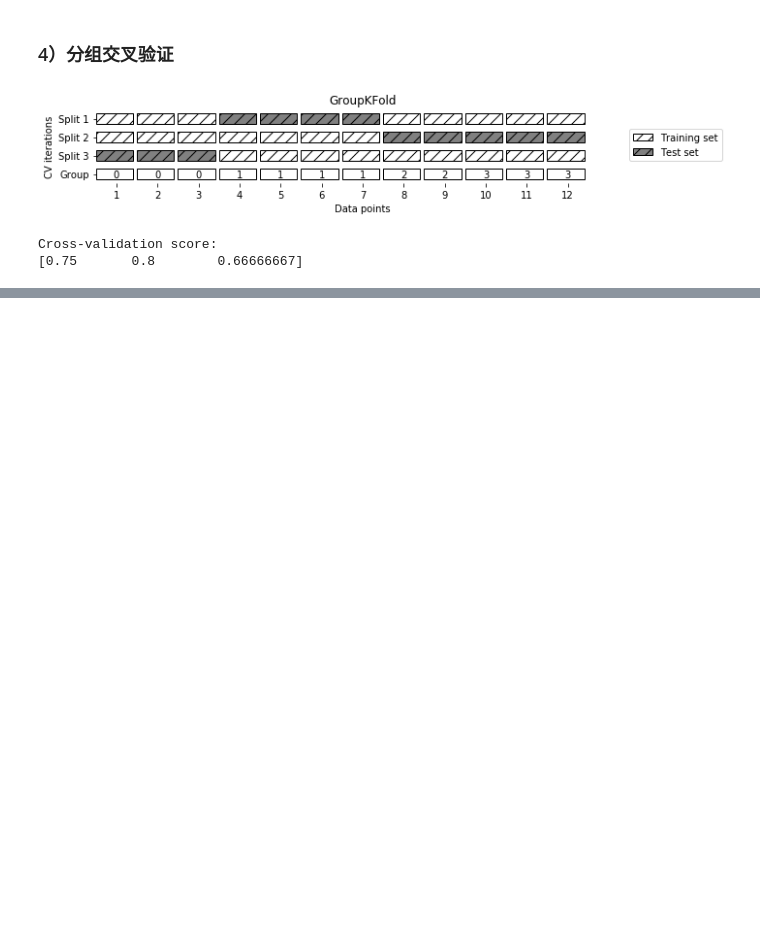
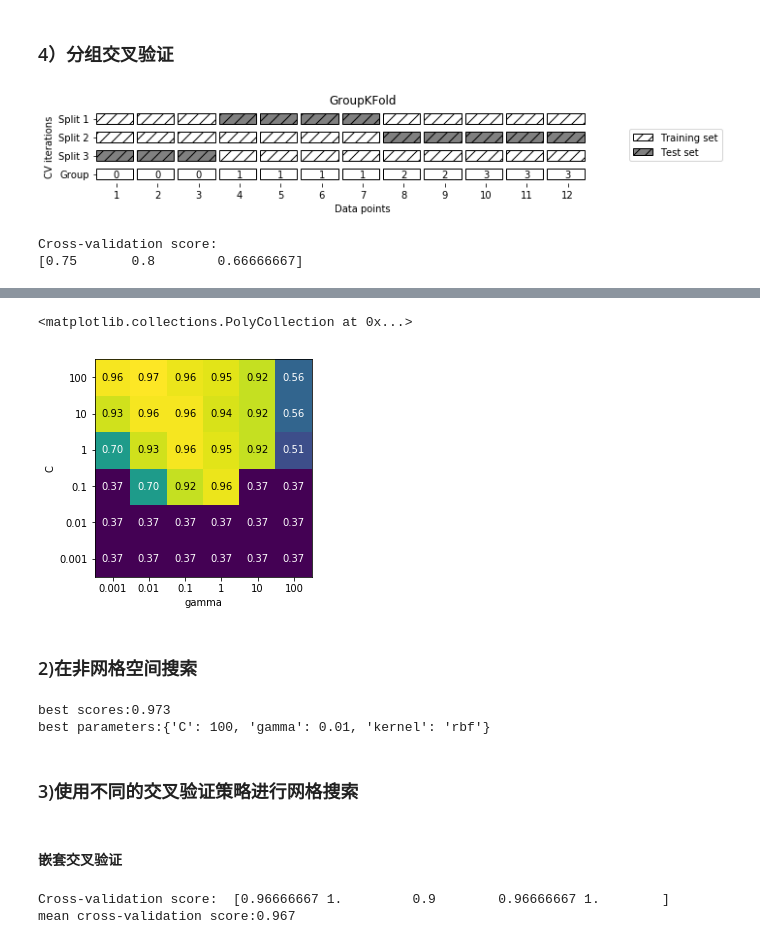
Before and after one commit to TyrionZK/python_ml, a Jupyter notebook: chapter 5 model-evaluation-and-improvement.ipynb, the cells around one changed output, grey strips where cells are left out. Drawn from its saved outputs; the diff is of its cells as text; code cells hidden in the pictures; blank space fills up the shorter version.

```diff
--- a/chapter 5 model-evaluation-and-improvement.ipynb
+++ b/chapter 5 model-evaluation-and-improvement.ipynb
@@ -112,0 +211,13 @@ Cross-validation score:
+# %%
+from sklearn.model_selection import GridSearchCV
+from sklearn.svm import SVC
+
+param_grid={'C':[0.001,0.01,0.1,1,10,100],
+           'gamma':[0.001,0.01,0.1,1,10,100]}
+
+grid_search=GridSearchCV(SVC(),param_grid,cv=5,return_train_score=True)
+X_train,X_test,y_train,y_test=train_test_split(iris.data,iris.target,random_state=0)
+grid_search.fit(X_train,y_train)
+test_score=grid_search.score(X_test,y_test)
+
+print("test score is:{:.3f}".format(test_score))
@@ -112,0 +228,4 @@ Cross-validation score:
+# %%
+import pandas as pd
+results=pd.DataFrame(grid_search.cv_results_)
+display(results.head())
@@ -112,0 +240,38 @@ Cross-validation score:
+# %%
+scores=np.array(results.mean_test_score).reshape(6,6)
+
+mglearn.tools.heatmap(scores,xlabel='gamma',xticklabels=param_grid['gamma'],
+                     ylabel='C',yticklabels=param_grid['C'],cmap='viridis')
+# %% [output]
+<matplotlib.collections.PolyCollection at 0x...>
+[figure, added]
+# %% [markdown]
+### 2)在非网格空间搜索
+# %%
+param_grid=[{'kernel':['rbf'],
+            'C':[0.001,0.01,0.1,1,10,100],
+           'gamma':[0.001,0.01,0.1,1,10,100]},
+           {'kernel':['linear'],
+           'C':[0.001,0.01,0.1,1,10,100]}]
+
+grid_search=GridSearchCV(SVC(),param_grid,cv=5)
+grid_search.fit(X_train,y_train)
+print("best scores:{:.3f}".format(grid_search.best_score_))
+print("best parameters:{}".format(grid_search.best_params_))
+# %% [output]
+best scores:0.973
+best parameters:{'C': 100, 'gamma': 0.01, 'kernel': 'rbf'}
+# %% [markdown]
+### 3)使用不同的交叉验证策略进行网格搜索
+# %% [markdown]
+#### 嵌套交叉验证
+# %%
+#表示网格找到的额最佳参数下模型的泛化性能好坏
+
+scores=cross_val_score(GridSearchCV(SVC(),param_grid,cv=5),
+                      iris.data,iris.target,cv=5)
+print("Cross-validation score: ",scores)
+print("mean cross-validation score:{:.3f}".format(scores.mean()))
+# %% [output]
+Cross-validation score:  [0.96666667 1.         0.9        0.96666667 1.        ]
+mean cross-validation score:0.967
```
Also changed, not shown: parts of 51 cells of this notebook, 2 other files.
